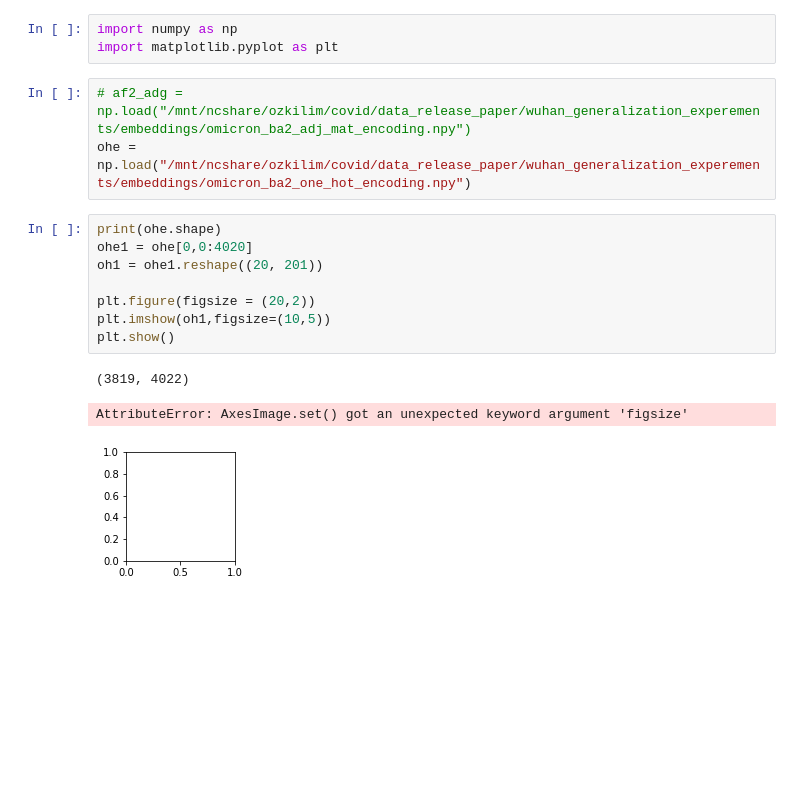
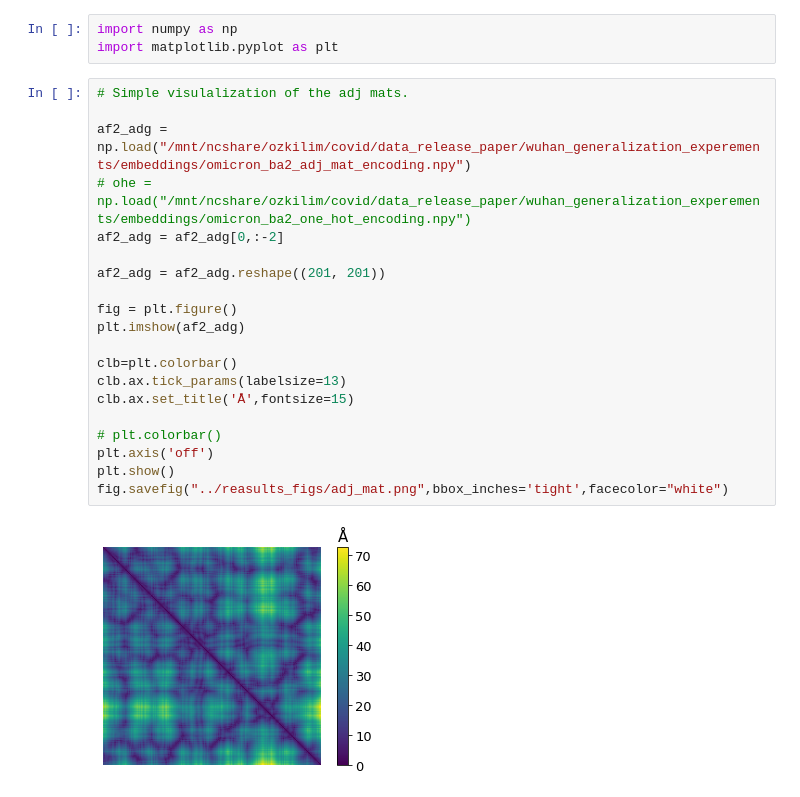
Before and after one commit to csabaiBio/RBD-AlphaFold2-structures-and-phenotypic-information, a Jupyter notebook: wuhan_generalization_experements/test_embeddings.ipynb, the cells around one changed output. Drawn from its saved outputs; the diff is of its cells as text; blank space fills up the shorter version.

```diff
--- a/wuhan_generalization_experements/test_embeddings.ipynb
+++ b/wuhan_generalization_experements/test_embeddings.ipynb
@@ -2,17 +2,24 @@
 import numpy as np
 import matplotlib.pyplot as plt
 # %%
-# af2_adg = np.load("/mnt/ncshare/ozkilim/covid/data_release_paper/wuhan_generalization_experements/embeddings/omicron_ba2_adj_mat_encoding.npy")
-ohe = np.load("/mnt/ncshare/ozkilim/covid/data_release_paper/wuhan_generalization_experements/embeddings/omicron_ba2_one_hot_encoding.npy")
+# Simple visulalization of the adj mats.
+
+af2_adg = np.load("/mnt/ncshare/ozkilim/covid/data_release_paper/wuhan_generalization_experements/embeddings/omicron_ba2_adj_mat_encoding.npy")
+# ohe = np.load("/mnt/ncshare/ozkilim/covid/data_release_paper/wuhan_generalization_experements/embeddings/omicron_ba2_one_hot_encoding.npy")
+af2_adg = af2_adg[0,:-2]
+
+af2_adg = af2_adg.reshape((201, 201))
+
+fig = plt.figure()
+plt.imshow(af2_adg)
+
+clb=plt.colorbar()
+clb.ax.tick_params(labelsize=13)
+clb.ax.set_title('Å',fontsize=15)
+
+# plt.colorbar()
+plt.axis('off')
+plt.show()
+fig.savefig("../reasults_figs/adj_mat.png",bbox_inches='tight',facecolor="white")
+# %% [output]
+[figure, added]
-# %%
-print(ohe.shape)
-ohe1 = ohe[0,0:4020]
-oh1 = ohe1.reshape((20, 201))
-
-plt.figure(figsize = (20,2))
-plt.imshow(oh1,figsize=(10,5))
-plt.show()
-# %% [output]
-(3819, 4022)
-AttributeError: AxesImage.set() got an unexpected keyword argument 'figsize'
-[figure, removed]
```
Also changed, not shown: 2 other files.
